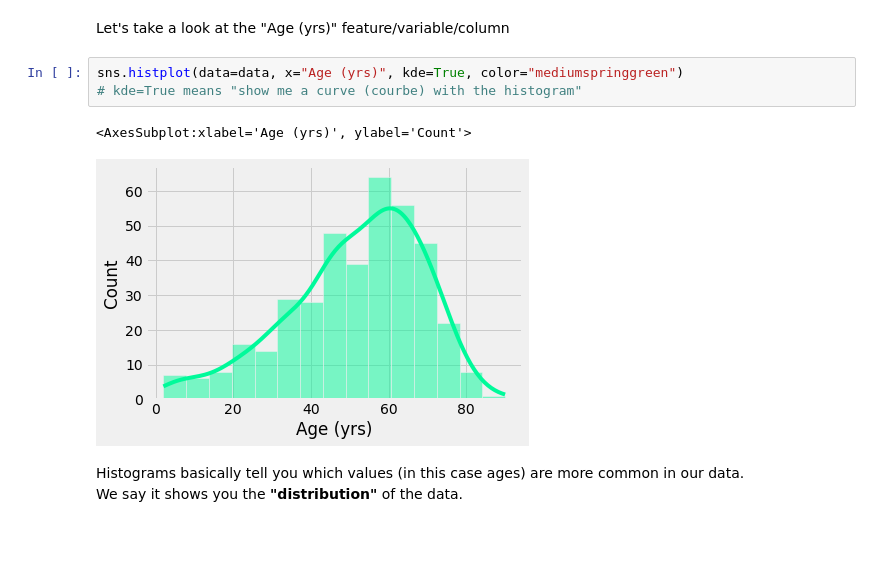
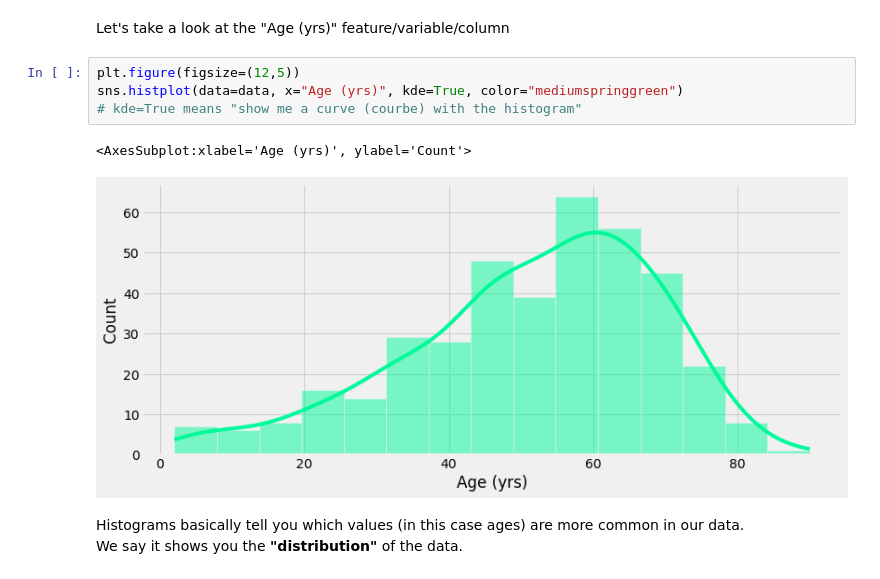
Before and after one commit to wassimchouchen/Data-Pre-Processing-and-basic-modeling, a Jupyter notebook: exploratory-data-analysis.ipynb, the cells around one changed output. Drawn from its saved outputs; the diff is of its cells as text; blank space fills up the shorter version.

```diff
--- a/exploratory-data-analysis.ipynb
+++ b/exploratory-data-analysis.ipynb
@@ -239,11 +239,12 @@ Which basically means we will look at each feature by itself, without analyzing
 # %% [markdown]
 Let's take a look at the "Age (yrs)" feature/variable/column
 # %%
+plt.figure(figsize=(12,5))
 sns.histplot(data=data, x="Age (yrs)", kde=True, color="mediumspringgreen")
 # kde=True means "show me a curve (courbe) with the histogram"
 # %% [output]
 <AxesSubplot:xlabel='Age (yrs)', ylabel='Count'>
-[figure, old version]
+[figure, new version]
 # %% [markdown]
 Histograms basically tell you which values (in this case ages) are more common in our data.
 We say it shows you the **"distribution"** of the data.
```
Also changed, not shown: parts of 6 cells of this notebook.
